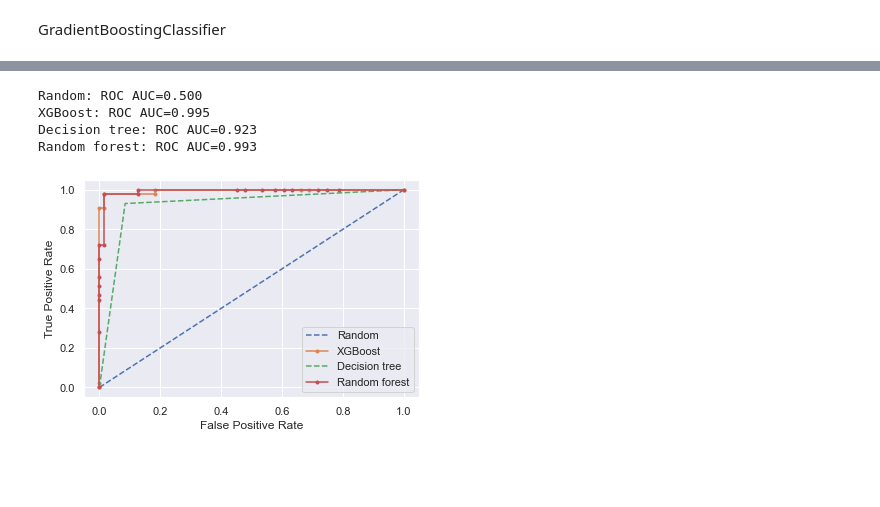
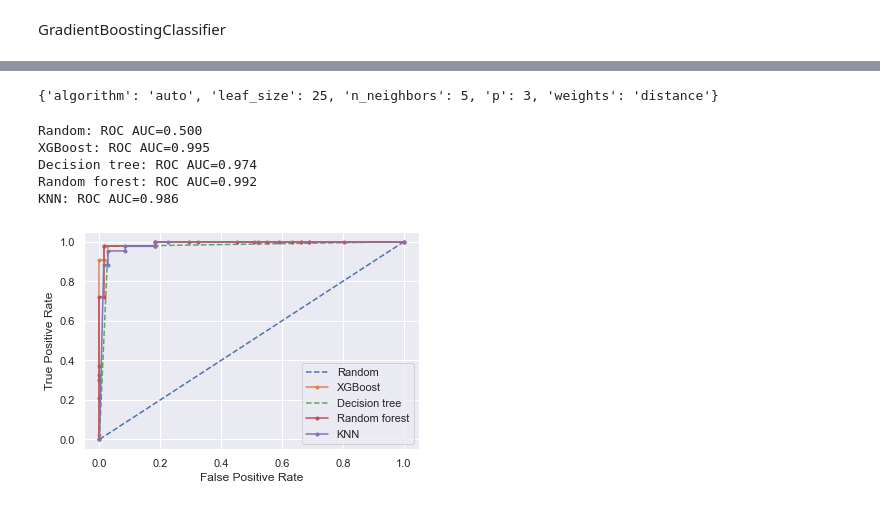
Before and after one commit to Karen247/BCancer1.0, a Jupyter notebook: breastcancer2-0.ipynb, the cells around one changed output, grey strips where cells are left out. Saved outputs shown, nothing was run; the diff lists cells and outputs as text; code cells hidden in the pictures; blank space fills up the shorter version.

```diff
--- a/breastcancer2-0.ipynb
+++ b/breastcancer2-0.ipynb
@@ -287,6 +279,6 @@ f1_score:  0.9090909090909092
 # %%
 grid_parameters = {'max_depth':range_depth, 'min_samples_leaf':range_depth, 'criterion': ['gini', 'entropy']}
-grid_clf_2 = GridSearchCV(dtc, grid_parameters, scoring = 'f1', cv=10, refit=True)
+grid_clf_2 = GridSearchCV(dtc, grid_parameters, scoring = 'recall', cv=5, refit=True, n_jobs = -1)
 grid_clf_2.fit(X_res, y_res)
 grid_clf_2.best_params_
 # %% [output]
@@ -385,7 +376,7 @@ from sklearn.preprocessing import StandardScaler
 RF = RandomForestClassifier(random_state = 42)
 range_depth = np.linspace(1, 8, 10, dtype='int')
 grid_parameters = {'max_depth':range_depth, 'min_samples_leaf':range_depth, 'criterion': ['gini', 'entropy']}
-grid_rf = GridSearchCV(RF, grid_parameters, scoring = 'f1', cv=10, refit=True, n_jobs=-1)
+grid_rf = GridSearchCV(RF, grid_parameters, scoring = 'f1', cv=5, refit=True, n_jobs=-1)
 grid_rf.fit(X_res, y_res)
 grid_rf.best_params_
 # %% [output]
@@ -486,3 +504,33 @@ XGBoost: ROC AUC=0.995
+# %%
+from sklearn.neighbors import KNeighborsClassifier
+
+parameters2= {
+            'weights': ['uniform', 'distance'],
+            'n_neighbors': [5,10,20,30],
+            'algorithm': ['auto', 'ball_tree', 'kd_tree', 'brute'],
+            'leaf_size':[25,30,35],
+            'p': [1,2,3,4]
+            }
+
+
+
+clf = GridSearchCV(estimator=KNeighborsClassifier(),
+                        param_grid=parameters2,
+                        cv=5,
+                        refit=True,
+                        error_score=0,
+                        n_jobs=-1
+                )
+
+clf.fit(X_res, y_res)
+print(clf.best_params_)
+# %% [output]
+{'algorithm': 'auto', 'leaf_size': 25, 'n_neighbors': 5, 'p': 3, 'weights': 'distance'}
+# %%
+from sklearn.neighbors import KNeighborsClassifier
+optimized_knn = clf.best_estimator_
+optimized_knn.fit(X_res, y_res)
+pred = optimized_knn.predict(X_test)
 # %%
 from sklearn.metrics import roc_curve
 from sklearn.metrics import roc_auc_score
@@ -494,39 +542,46 @@ gbc_probs=gbc_probs[:, 1]
 dtc_probs=optimized_dtc.predict_proba(X_test) #Decision tree classifier
 dtc_probs=dtc_probs[:, 1]
 
-rfc_probs=RF.predict_proba(X_test) #Random forest classifier
+rfc_probs=optimized_rf.predict_proba(X_test) #Random forest classifier
 rfc_probs=rfc_probs[:, 1]
 
+knn_probs=optimized_knn.predict_proba(X_test) #Decision tree classifier
+knn_probs=knn_probs[:, 1]
 
 ns_auc = roc_auc_score(y_test, ns_probs)
 gbc_auc = roc_auc_score(y_test, gbc_probs)
 dtc_auc = roc_auc_score(y_test, dtc_probs)
 rfc_auc = roc_auc_score(y_test, rfc_probs)
+knn_auc = roc_auc_score(y_test, knn_probs)
 # summarize scores
 print('Random: ROC AUC=%.3f' % (ns_auc))
 print('XGBoost: ROC AUC=%.3f' % (gbc_auc))
 print('Decision tree: ROC AUC=%.3f' % (dtc_auc))
 print('Random forest: ROC AUC=%.3f' % (rfc_auc))
+print('KNN: ROC AUC=%.3f' % (knn_auc))
 # calculate roc curves
 ns_fpr, ns_tpr, _ = roc_curve(y_test, ns_probs)
 gbc_fpr, gbc_tpr, _ = roc_curve(y_test, gbc_probs)
 dtc_fpr, dtc_tpr, _ = roc_curve(y_test, dtc_probs)
 rfc_fpr, rfc_tpr, _ = roc_curve(y_test, rfc_probs)
+knn_fpr, knn_tpr, _ = roc_curve(y_test, knn_probs)
 # plot the roc curve for the model
 plt.plot(ns_fpr, ns_tpr, linestyle='--', label='Random')
 plt.plot(gbc_fpr, gbc_tpr, marker='.', label='XGBoost')
 plt.plot(dtc_fpr, dtc_tpr, linestyle='--', label='Decision tree')
 plt.plot(rfc_fpr, rfc_tpr, marker='.', label='Random forest')
+plt.plot(knn_fpr, knn_tpr, marker='.', label='KNN')
 # axis labels
 plt.xlabel('False Positive Rate')
 plt.ylabel('True Positive Rate')
 # show the legend
 plt.legend()
 # show the plot
 plt.show()
 # %% [output]
 Random: ROC AUC=0.500
 XGBoost: ROC AUC=0.995
-Decision tree: ROC AUC=0.923
-Random forest: ROC AUC=0.993
+Decision tree: ROC AUC=0.974
+Random forest: ROC AUC=0.992
+KNN: ROC AUC=0.986
-[figure, old version]
+[figure, new version]
```
Also changed, not shown: parts of 25 cells of this notebook.
